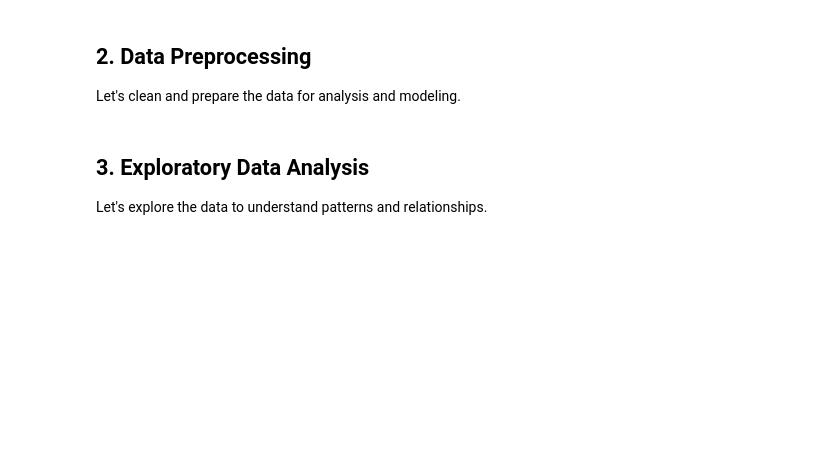
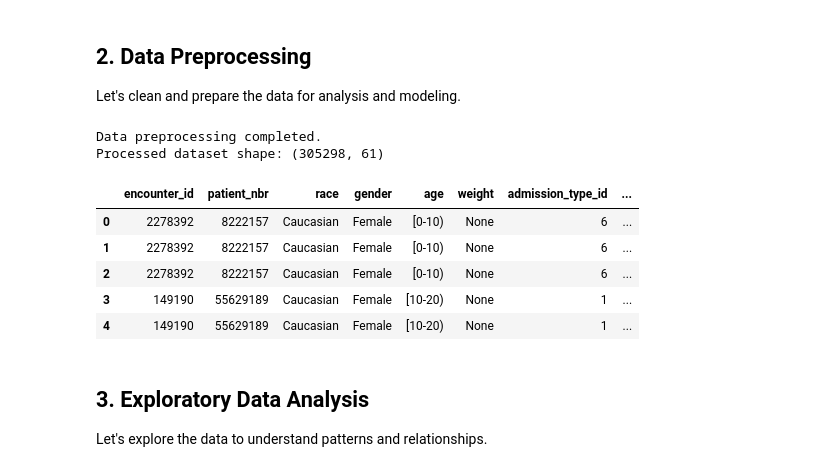
Before and after one commit to Nitheesh0217/healthcare-readmission-prediction, a Jupyter notebook: notebooks/healthcare_readmission_predictive_analytics.ipynb, the cells around one changed output. Drawn from its saved outputs; the diff is of its cells as text; code cells hidden in the pictures; blank space fills up the shorter version.

```diff
--- a/notebooks/healthcare_readmission_predictive_analytics.ipynb
+++ b/notebooks/healthcare_readmission_predictive_analytics.ipynb
@@ -113,33 +136,46 @@ def age_group(age):
         return '51-70'
     else:
         return '>70'
 
 df['age_group'] = df['age_numeric'].apply(age_group)
 
 # Convert glucose serum test result to numeric
 glucose_mapping = {'None': 0, 'Norm': 1, '>200': 2, '>300': 3}
 df['max_glu_serum_numeric'] = df['max_glu_serum'].map(glucose_mapping)
 
 # Convert A1C test result to numeric
 a1c_mapping = {'None': 0, 'Norm': 1, '>7': 2, '>8': 3}
 df['A1Cresult_numeric'] = df['A1Cresult'].map(a1c_mapping)
 
 # Encode categorical variables
 categorical_cols = ['gender', 'race', 'admission_type_id', 'discharge_disposition_id', 'admission_source_id']
 for col in categorical_cols:
     le = LabelEncoder()
     df[col + '_encoded'] = le.fit_transform(df[col])
 
+# Ensure both columns have the same data type before merging
+df['admission_type_id'] = df['admission_type_id'].astype(str)
+ids_mapping['admission_type_id'] = ids_mapping['admission_type_id'].astype(str)
+
 # Merge with IDS_mapping to get admission type descriptions
 df = pd.merge(df, ids_mapping, on='admission_type_id', how='left')
 
 # Save the processed dataset
 os.makedirs('../data/processed', exist_ok=True)
 df.to_csv('../data/processed/diabetic_data_cleaned.csv', index=False)
 
 print("Data preprocessing completed.")
 print(f"Processed dataset shape: {df.shape}")
 df.head()
+# %% [output]
+Data preprocessing completed.
+Processed dataset shape: (305298, 61)
+|  | encounter_id | patient_nbr | race | gender | age | weight | admission_type_id | ... |
+| 0 | 2278392 | 8222157 | Caucasian | Female | [0-10) | None | 6 | ... |
+| 1 | 2278392 | 8222157 | Caucasian | Female | [0-10) | None | 6 | ... |
+| 2 | 2278392 | 8222157 | Caucasian | Female | [0-10) | None | 6 | ... |
+| 3 | 149190 | 55629189 | Caucasian | Female | [10-20) | None | 1 | ... |
+| 4 | 149190 | 55629189 | Caucasian | Female | [10-20) | None | 1 | ... |
 # %% [markdown]
 ## 3. Exploratory Data Analysis
 
```
Also changed, not shown: parts of 20 cells of this notebook, 55 other files.
